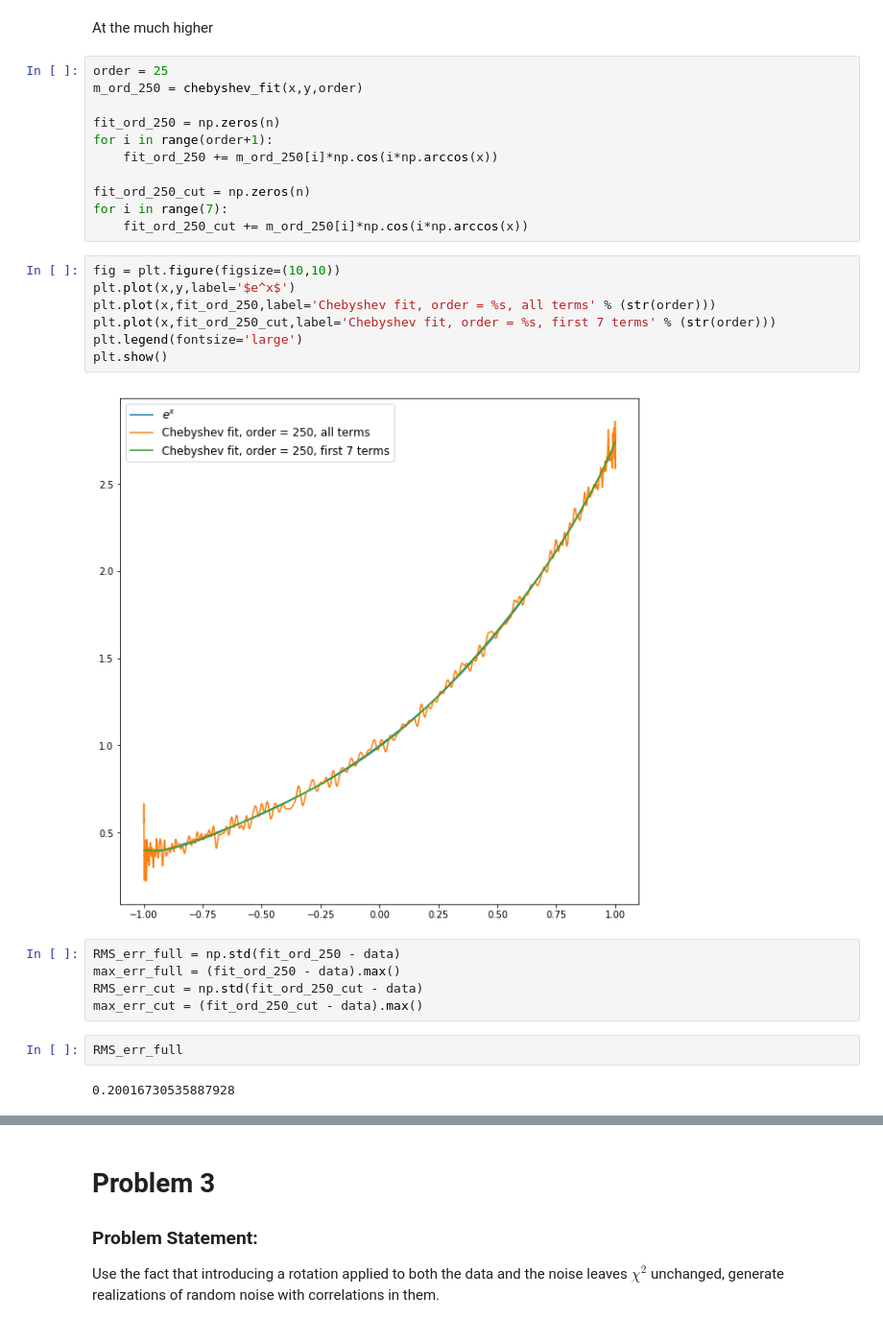
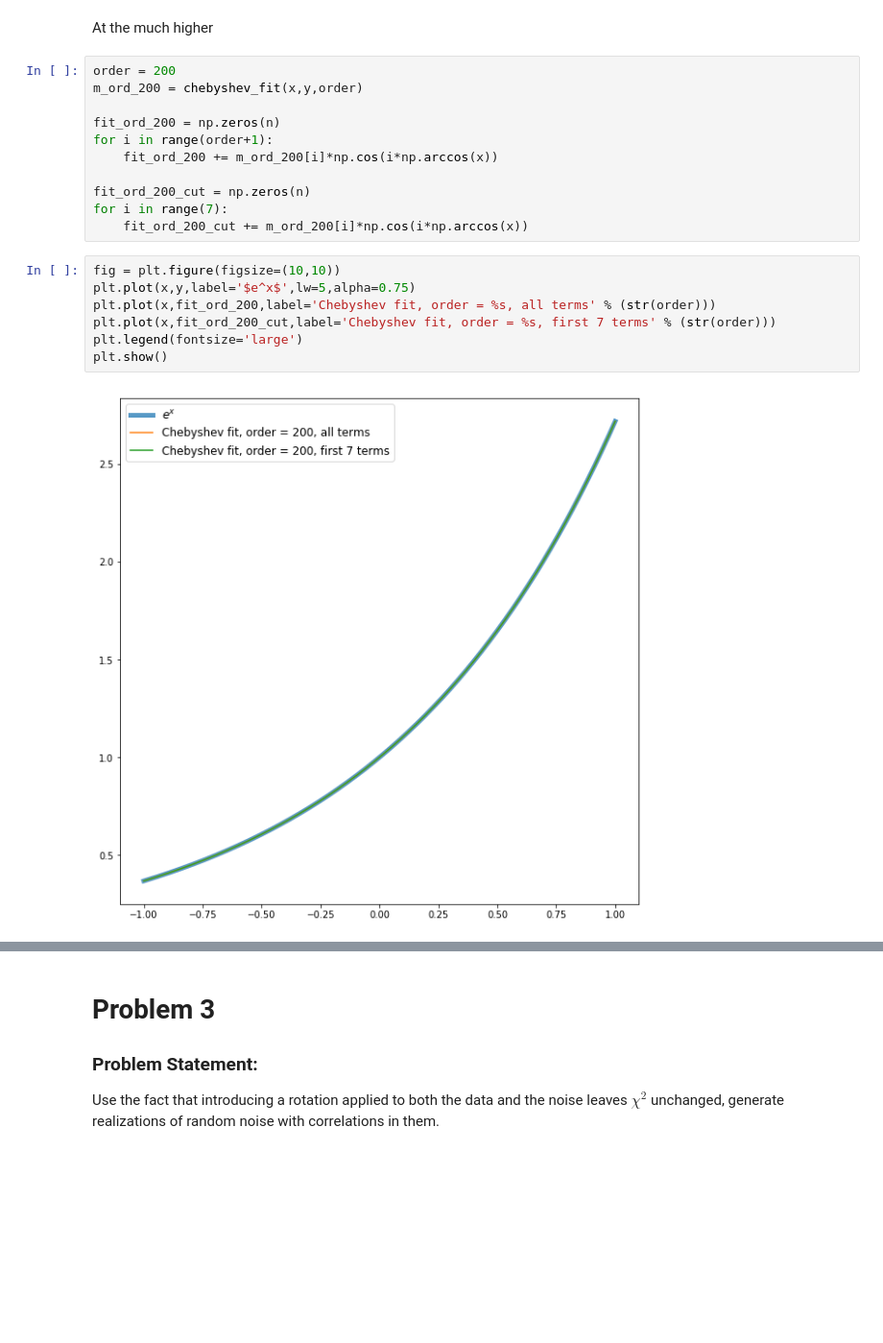
Before and after one commit to marcusmerryfield/phys641_hw, a Jupyter notebook: assignment_2/assignment_2.ipynb, the cells around one changed output, grey strips where cells are left out. Shown at 96% size. Drawn from its saved outputs; the diff is of its cells as text; blank space fills up the shorter version.

```diff
--- a/assignment_2/assignment_2.ipynb
+++ b/assignment_2/assignment_2.ipynb
@@ -144,31 +150,22 @@ plt.show()
 # %% [markdown]
 At the much higher
 # %%
-order = 25
-m_ord_250 = chebyshev_fit(x,y,order)
+order = 200
+m_ord_200 = chebyshev_fit(x,y,order)
 
-fit_ord_250 = np.zeros(n)
+fit_ord_200 = np.zeros(n)
 for i in range(order+1):
-    fit_ord_250 += m_ord_250[i]*np.cos(i*np.arccos(x))
+    fit_ord_200 += m_ord_200[i]*np.cos(i*np.arccos(x))
 
-fit_ord_250_cut = np.zeros(n)
+fit_ord_200_cut = np.zeros(n)
 for i in range(7):
-    fit_ord_250_cut += m_ord_250[i]*np.cos(i*np.arccos(x))
+    fit_ord_200_cut += m_ord_200[i]*np.cos(i*np.arccos(x))
 # %%
 fig = plt.figure(figsize=(10,10))
-plt.plot(x,y,label='$e^x$')
-plt.plot(x,fit_ord_250,label='Chebyshev fit, order = %s, all terms' % (str(order)))
-plt.plot(x,fit_ord_250_cut,label='Chebyshev fit, order = %s, first 7 terms' % (str(order)))
+plt.plot(x,y,label='$e^x$',lw=5,alpha=0.75)
+plt.plot(x,fit_ord_200,label='Chebyshev fit, order = %s, all terms' % (str(order)))
+plt.plot(x,fit_ord_200_cut,label='Chebyshev fit, order = %s, first 7 terms' % (str(order)))
 plt.legend(fontsize='large')
 plt.show()
 # %% [output]
-[figure, old version]
+[figure, new version]
-# %%
-RMS_err_full = np.std(fit_ord_250 - data)
-max_err_full = (fit_ord_250 - data).max()
-RMS_err_cut = np.std(fit_ord_250_cut - data)
-max_err_cut = (fit_ord_250_cut - data).max()
-# %%
-RMS_err_full
-# %% [output]
-0.20016730535887928
```
Also changed, not shown: parts of 35 cells of this notebook.
